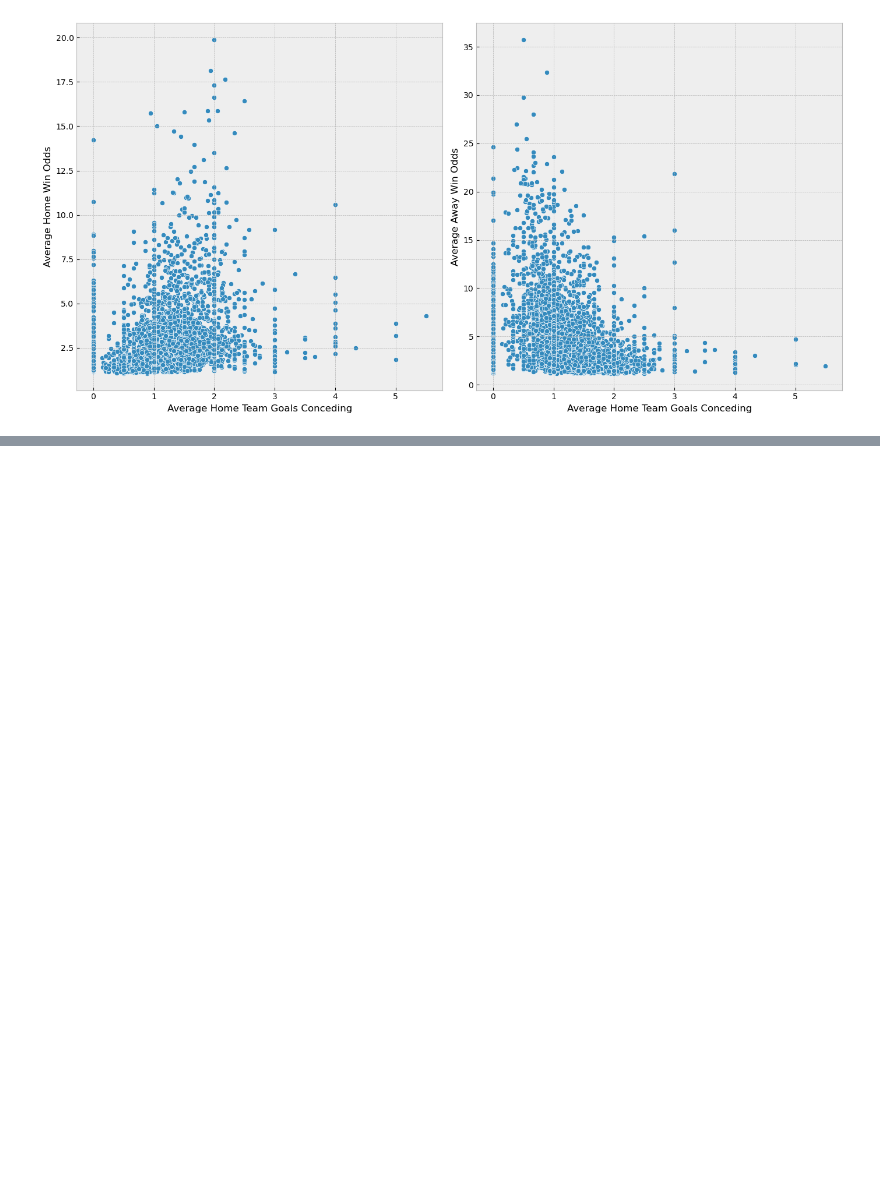
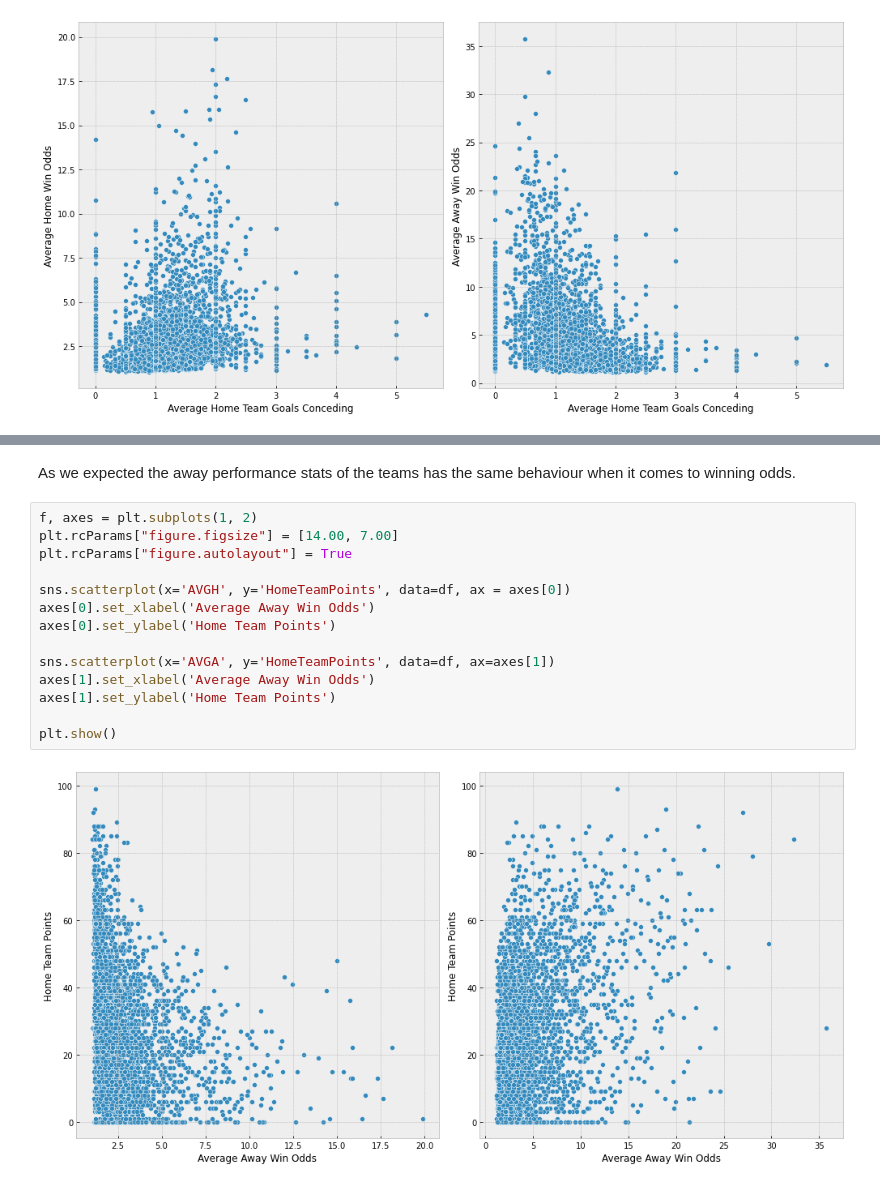
Before and after one commit to georgeanastasiadis/football-match-result-prediction-using-ml-techniques, a Jupyter notebook: EDA/serieA-eda.ipynb, the cells around one changed output, grey strips where cells are left out. Cells and saved outputs as stored; diff of their text form; blank space fills up the shorter version.

```diff
--- a/EDA/serieA-eda.ipynb
+++ b/EDA/serieA-eda.ipynb
@@ -432,0 +357,18 @@ When the attacking performance of teams is good, it usually leads to more points
+# %% [markdown]
+As we expected the away performance stats of the teams has the same behaviour when it comes to winning odds.
+# %%
+f, axes = plt.subplots(1, 2)
+plt.rcParams["figure.figsize"] = [14.00, 7.00]
+plt.rcParams["figure.autolayout"] = True
+
+sns.scatterplot(x='AVGH', y='HomeTeamPoints', data=df, ax = axes[0])
+axes[0].set_xlabel('Average Away Win Odds')
+axes[0].set_ylabel('Home Team Points')
+
+sns.scatterplot(x='AVGA', y='HomeTeamPoints', data=df, ax=axes[1])
+axes[1].set_xlabel('Average Away Win Odds')
+axes[1].set_ylabel('Home Team Points')
+
+plt.show()
+# %% [output]
+[figure, added]
```
Also changed, not shown: parts of 32 cells of this notebook.
